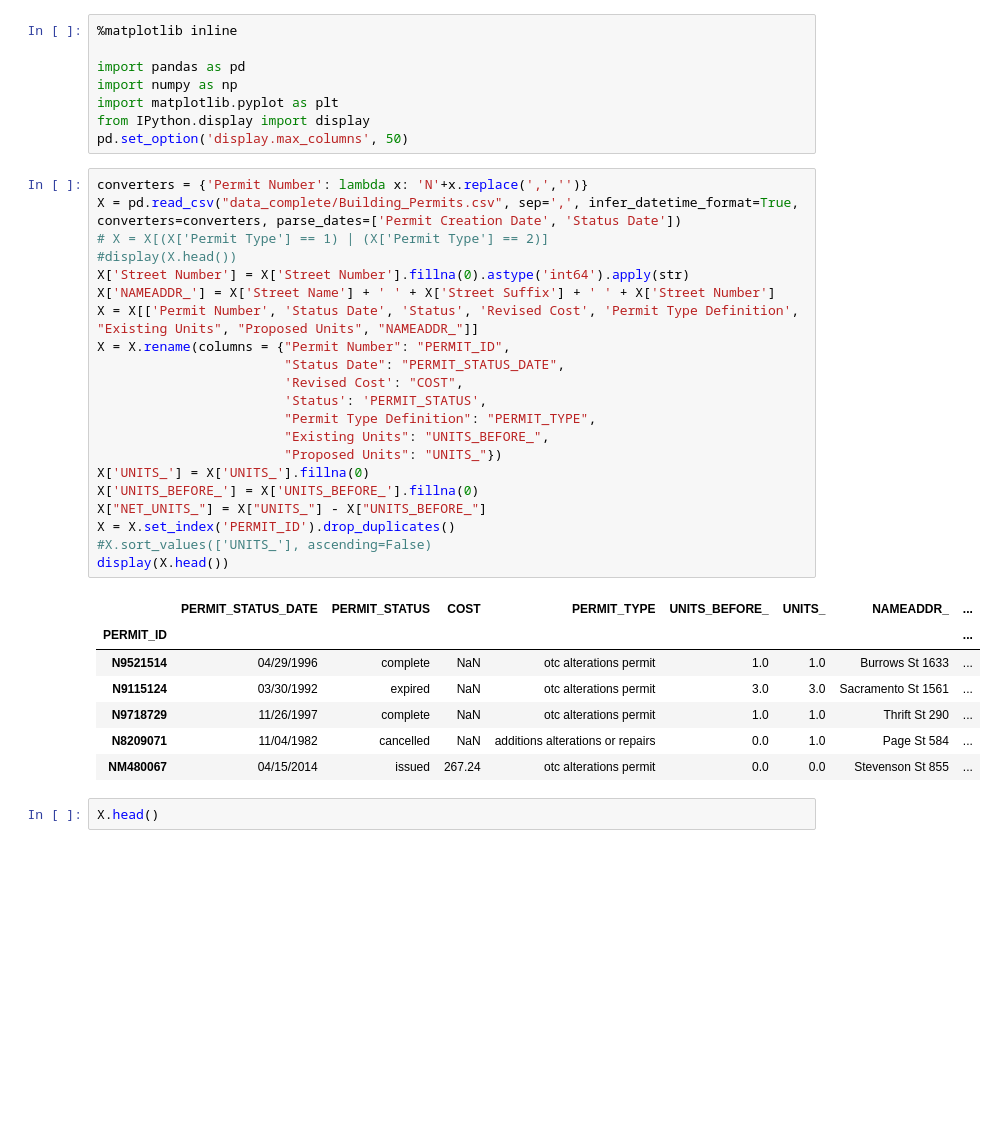
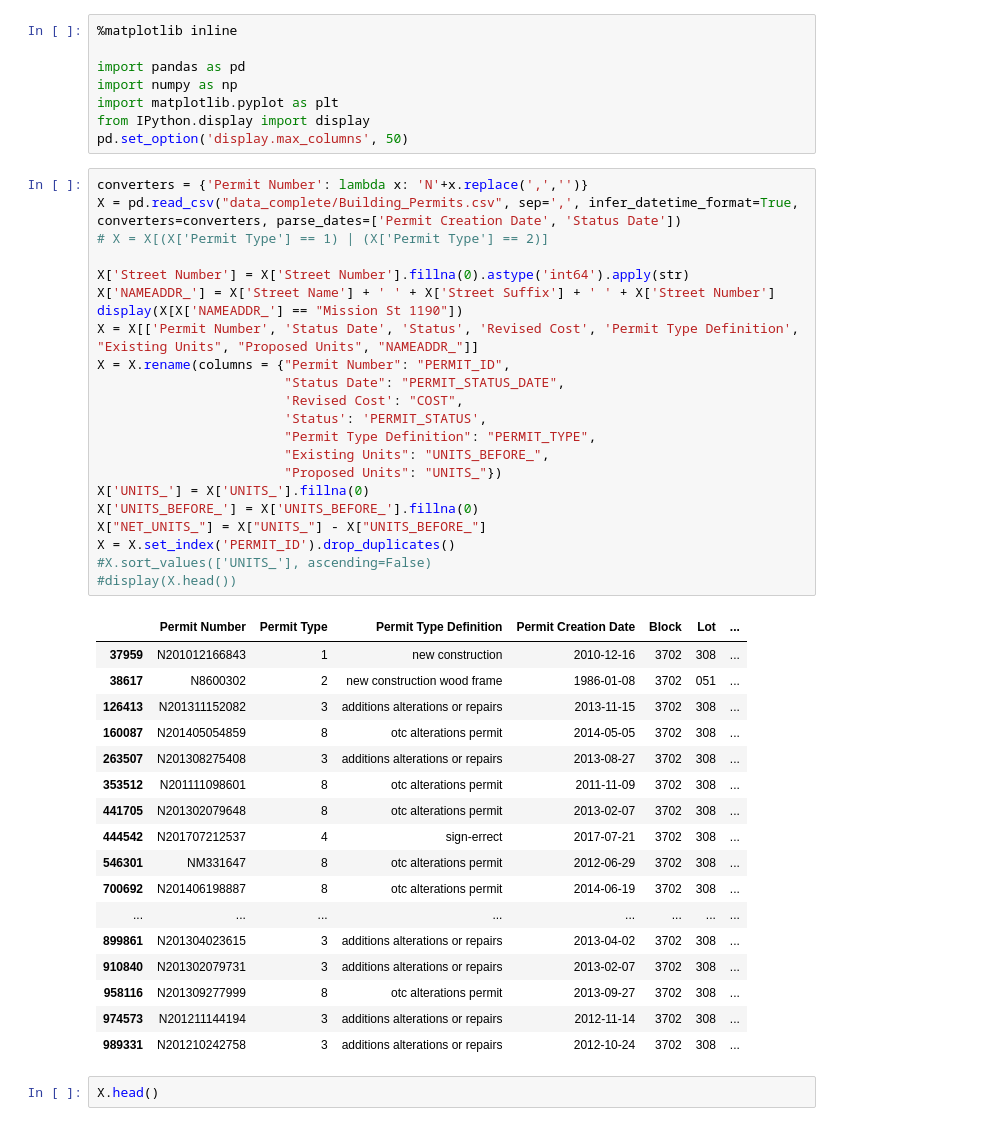
Before and after one commit to openland/statecraft-projects, a Jupyter notebook: permits_preprocessing.ipynb, the cells around one changed output. Saved outputs shown, nothing was run; the diff lists cells and outputs as text; blank space fills up the shorter version.

```diff
--- a/permits_preprocessing.ipynb
+++ b/permits_preprocessing.ipynb
@@ -9,32 +9,43 @@ pd.set_option('display.max_columns', 50)
 # %%
 converters = {'Permit Number': lambda x: 'N'+x.replace(',','')}
 X = pd.read_csv("data_complete/Building_Permits.csv", sep=',', infer_datetime_format=True, converters=converters, parse_dates=['Permit Creation Date', 'Status Date'])
 # X = X[(X['Permit Type'] == 1) | (X['Permit Type'] == 2)]
-#display(X.head())
+
 X['Street Number'] = X['Street Number'].fillna(0).astype('int64').apply(str)
 X['NAMEADDR_'] = X['Street Name'] + ' ' + X['Street Suffix'] + ' ' + X['Street Number']
+display(X[X['NAMEADDR_'] == "Mission St 1190"])
 X = X[['Permit Number', 'Status Date', 'Status', 'Revised Cost', 'Permit Type Definition', "Existing Units", "Proposed Units", "NAMEADDR_"]]
 X = X.rename(columns = {"Permit Number": "PERMIT_ID",
                         "Status Date": "PERMIT_STATUS_DATE",
                         'Revised Cost': "COST",
                         'Status': 'PERMIT_STATUS',
                         "Permit Type Definition": "PERMIT_TYPE",
                         "Existing Units": "UNITS_BEFORE_",
                         "Proposed Units": "UNITS_"})
 X['UNITS_'] = X['UNITS_'].fillna(0)
 X['UNITS_BEFORE_'] = X['UNITS_BEFORE_'].fillna(0)
 X["NET_UNITS_"] = X["UNITS_"] - X["UNITS_BEFORE_"]
 X = X.set_index('PERMIT_ID').drop_duplicates()
 #X.sort_values(['UNITS_'], ascending=False)
-display(X.head())
+#display(X.head())
 # %% [output]
-|  | PERMIT_STATUS_DATE | PERMIT_STATUS | COST | PERMIT_TYPE | UNITS_BEFORE_ | UNITS_ | NAMEADDR_ | ... |
-| PERMIT_ID |  |  |  |  |  |  |  | ... |
-| N9521514 | 04/29/1996 | complete | NaN | otc alterations permit | 1.0 | 1.0 | Burrows St 1633 | ... |
-| N9115124 | 03/30/1992 | expired | NaN | otc alterations permit | 3.0 | 3.0 | Sacramento St 1561 | ... |
-| N9718729 | 11/26/1997 | complete | NaN | otc alterations permit | 1.0 | 1.0 | Thrift St 290 | ... |
-| N8209071 | 11/04/1982 | cancelled | NaN | additions alterations or repairs | 0.0 | 1.0 | Page St 584 | ... |
-| NM480067 | 04/15/2014 | issued | 267.24 | otc alterations permit | 0.0 | 0.0 | Stevenson St 855 | ... |
+|  | Permit Number | Permit Type | Permit Type Definition | Permit Creation Date | Block | Lot | ... |
+| 37959 | N201012166843 | 1 | new construction | 2010-12-16 | 3702 | 308 | ... |
+| 38617 | N8600302 | 2 | new construction wood frame | 1986-01-08 | 3702 | 051 | ... |
+| 126413 | N201311152082 | 3 | additions alterations or repairs | 2013-11-15 | 3702 | 308 | ... |
+| 160087 | N201405054859 | 8 | otc alterations permit | 2014-05-05 | 3702 | 308 | ... |
+| 263507 | N201308275408 | 3 | additions alterations or repairs | 2013-08-27 | 3702 | 308 | ... |
+| 353512 | N201111098601 | 8 | otc alterations permit | 2011-11-09 | 3702 | 308 | ... |
+| 441705 | N201302079648 | 8 | otc alterations permit | 2013-02-07 | 3702 | 308 | ... |
+| 444542 | N201707212537 | 4 | sign-errect | 2017-07-21 | 3702 | 308 | ... |
+| 546301 | NM331647 | 8 | otc alterations permit | 2012-06-29 | 3702 | 308 | ... |
+| 700692 | N201406198887 | 8 | otc alterations permit | 2014-06-19 | 3702 | 308 | ... |
+| ... | ... | ... | ... | ... | ... | ... | ... |
+| 899861 | N201304023615 | 3 | additions alterations or repairs | 2013-04-02 | 3702 | 308 | ... |
+| 910840 | N201302079731 | 3 | additions alterations or repairs | 2013-02-07 | 3702 | 308 | ... |
+| 958116 | N201309277999 | 8 | otc alterations permit | 2013-09-27 | 3702 | 308 | ... |
+| 974573 | N201211144194 | 3 | additions alterations or repairs | 2012-11-14 | 3702 | 308 | ... |
+| 989331 | N201210242758 | 3 | additions alterations or repairs | 2012-10-24 | 3702 | 308 | ... |
 # %%
 X.head()
 # %% [output]
```
Also changed, not shown: 4 other files.
